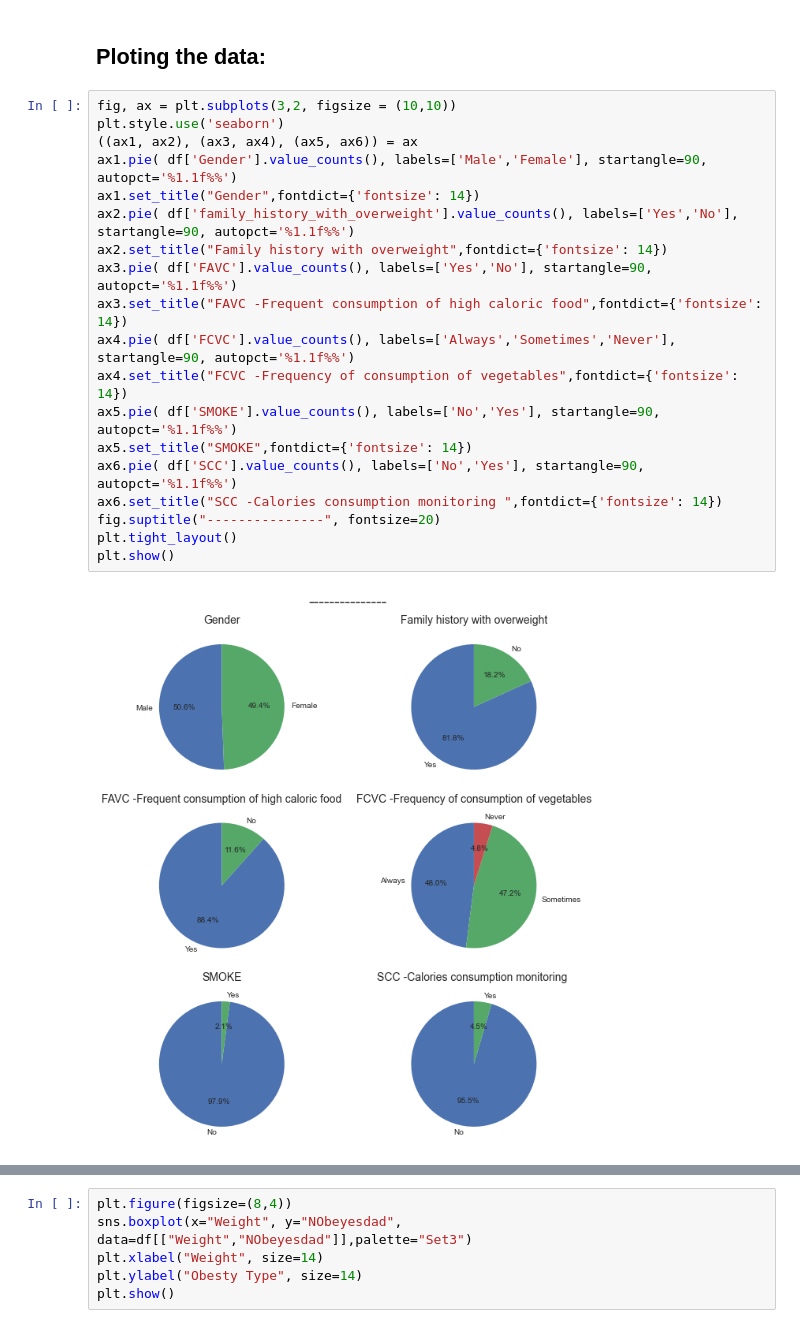
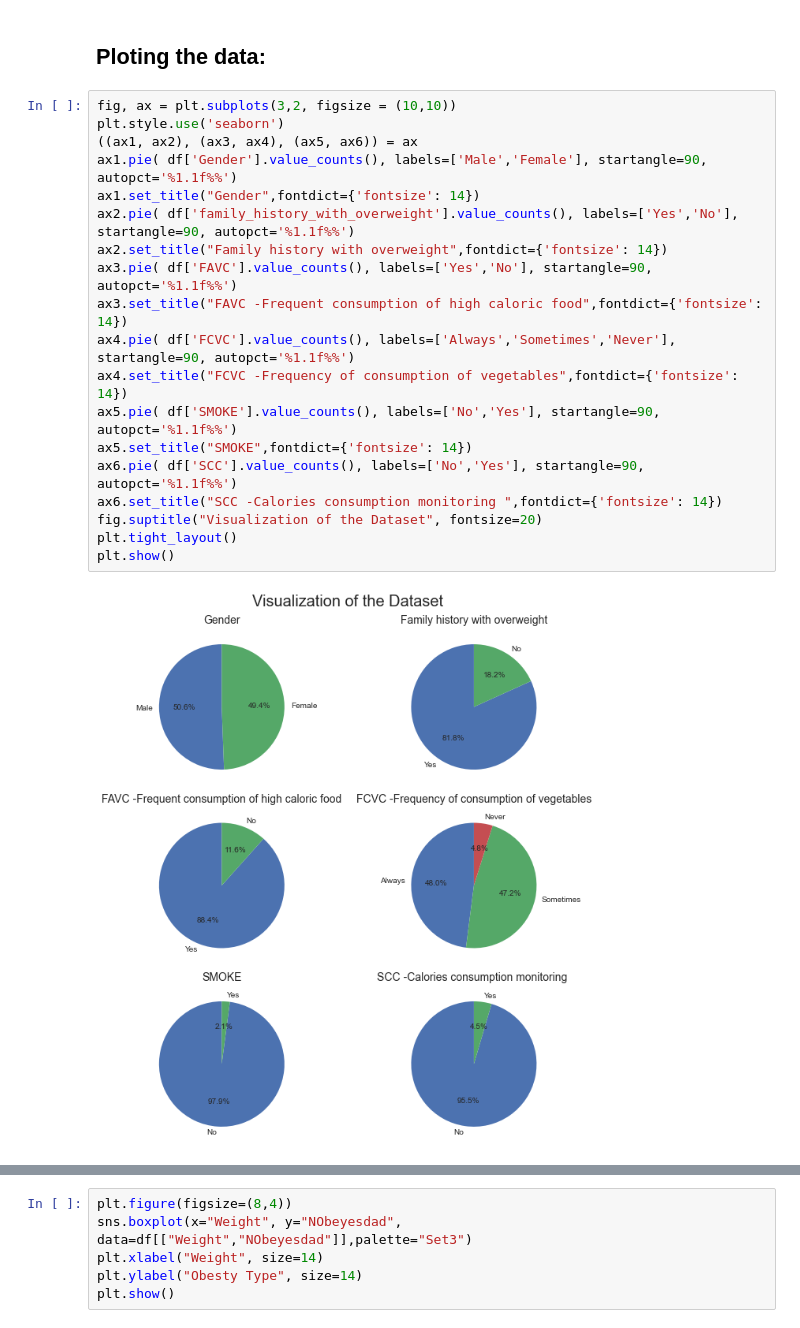
Before and after one commit to NoaAmichai/Obesity-Data-Science-Project, a Jupyter notebook: Obesity.ipynb, the cells around one changed output, grey strips where cells are left out. Saved outputs shown, nothing was run; the diff lists cells and outputs as text.

```diff
--- a/Obesity.ipynb
+++ b/Obesity.ipynb
@@ -114,24 +114,24 @@ plt.show()
 # %%
 fig, ax = plt.subplots(3,2, figsize = (10,10))
 plt.style.use('seaborn')
 ((ax1, ax2), (ax3, ax4), (ax5, ax6)) = ax
 ax1.pie( df['Gender'].value_counts(), labels=['Male','Female'], startangle=90, autopct='%1.1f%%')
 ax1.set_title("Gender",fontdict={'fontsize': 14})
 ax2.pie( df['family_history_with_overweight'].value_counts(), labels=['Yes','No'], startangle=90, autopct='%1.1f%%')
 ax2.set_title("Family history with overweight",fontdict={'fontsize': 14})
 ax3.pie( df['FAVC'].value_counts(), labels=['Yes','No'], startangle=90, autopct='%1.1f%%')
 ax3.set_title("FAVC -Frequent consumption of high caloric food",fontdict={'fontsize': 14})
 ax4.pie( df['FCVC'].value_counts(), labels=['Always','Sometimes','Never'], startangle=90, autopct='%1.1f%%')
 ax4.set_title("FCVC -Frequency of consumption of vegetables",fontdict={'fontsize': 14})
 ax5.pie( df['SMOKE'].value_counts(), labels=['No','Yes'], startangle=90, autopct='%1.1f%%')
 ax5.set_title("SMOKE",fontdict={'fontsize': 14})
 ax6.pie( df['SCC'].value_counts(), labels=['No','Yes'], startangle=90, autopct='%1.1f%%')
 ax6.set_title("SCC -Calories consumption monitoring ",fontdict={'fontsize': 14})
-fig.suptitle("---------------", fontsize=20)
+fig.suptitle("Visualization of the Dataset", fontsize=20)
 plt.tight_layout()
 plt.show()
 # %% [output]
-[figure, old version]
+[figure, new version]
 # %%
 columns = ['CAEC','CALC', 'MTRANS', 'NObeyesdad','NCP', 'CH2O', 'TUE', 'FAF']
 labels=['CAEC - Eating between meals','CALC - Frequency of drinking alcohol', 'MTRANS - Common transportation', 'NObeyesdad - Weight status',
```
Also changed, not shown: parts of 13 cells of this notebook.
